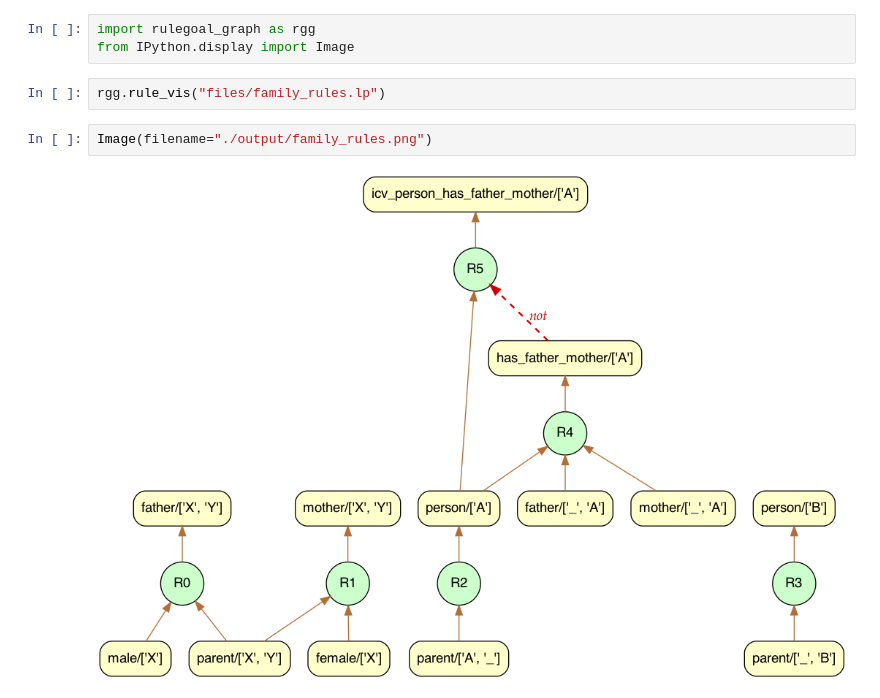
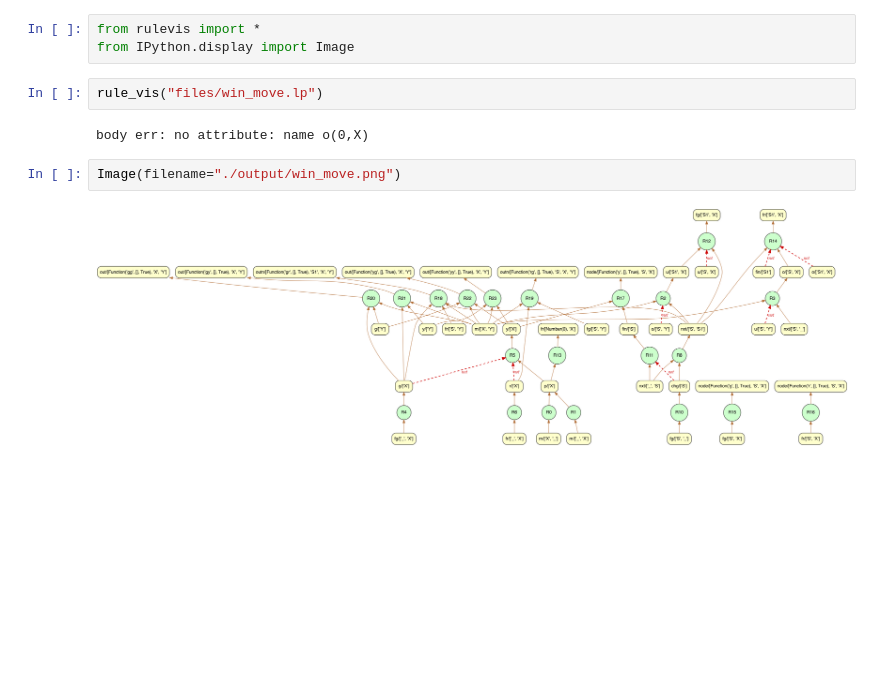
Before and after one commit to yilinxia/RuleGoalGraph, a Jupyter notebook: examples/rule_vis.ipynb, the cells around one changed output. Saved outputs shown, nothing was run; the diff lists cells and outputs as text; blank space fills up the shorter version.

Commit message:
add win_move

```diff
--- a/examples/rule_vis.ipynb
+++ b/examples/rule_vis.ipynb
@@ -1,9 +1,11 @@
 # %%
-import rulegoal_graph as rgg
+from rulevis import *
 from IPython.display import Image
 # %%
-rgg.rule_vis("files/family_rules.lp")
+rule_vis("files/win_move.lp")
+# %% [output]
+body err: no attribute: name o(0,X)
 # %%
-Image(filename="./output/family_rules.png")
+Image(filename="./output/win_move.png")
 # %% [output]
-[figure, old version]
+[figure, new version]
```
Also changed, not shown: 6 other files.
